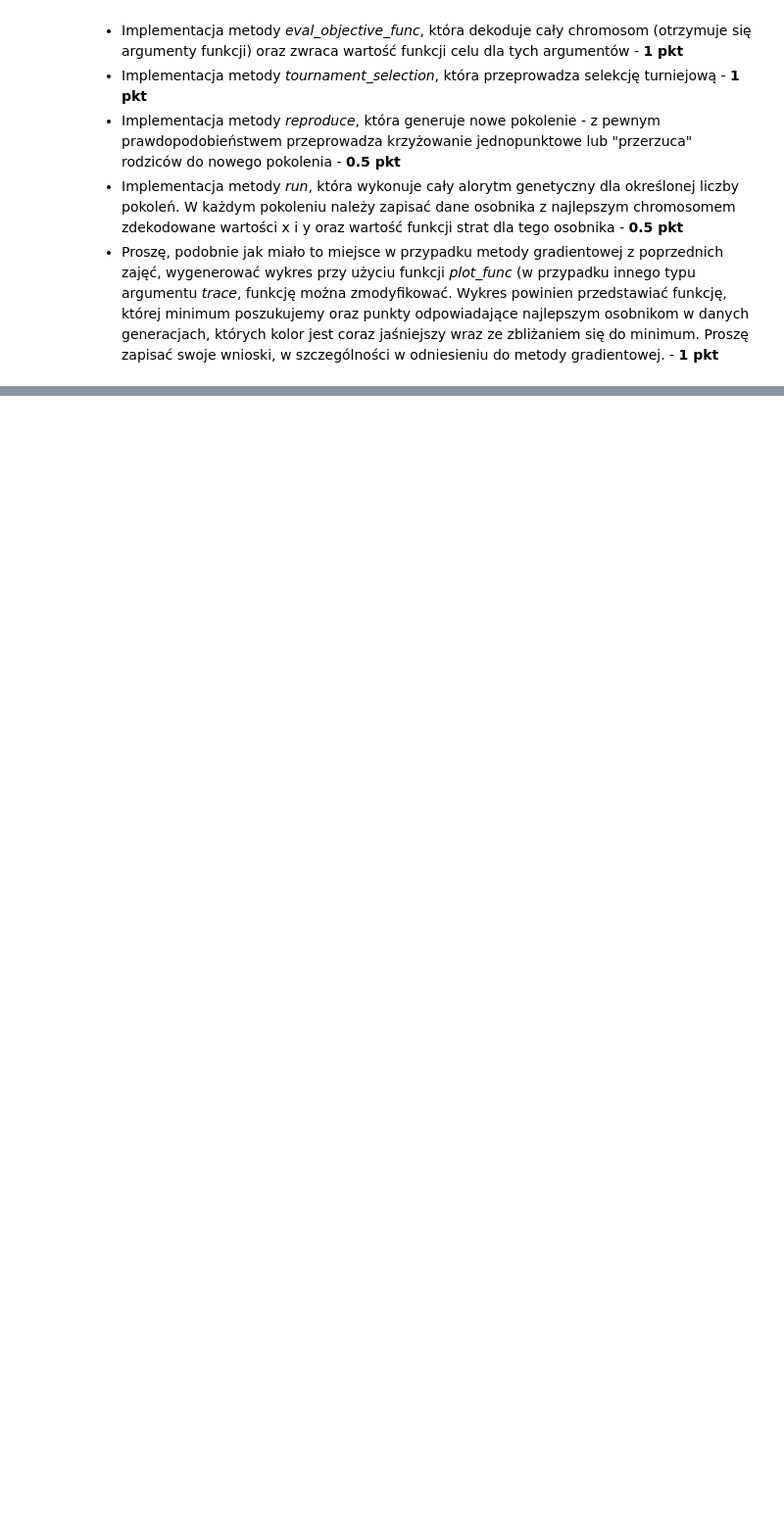
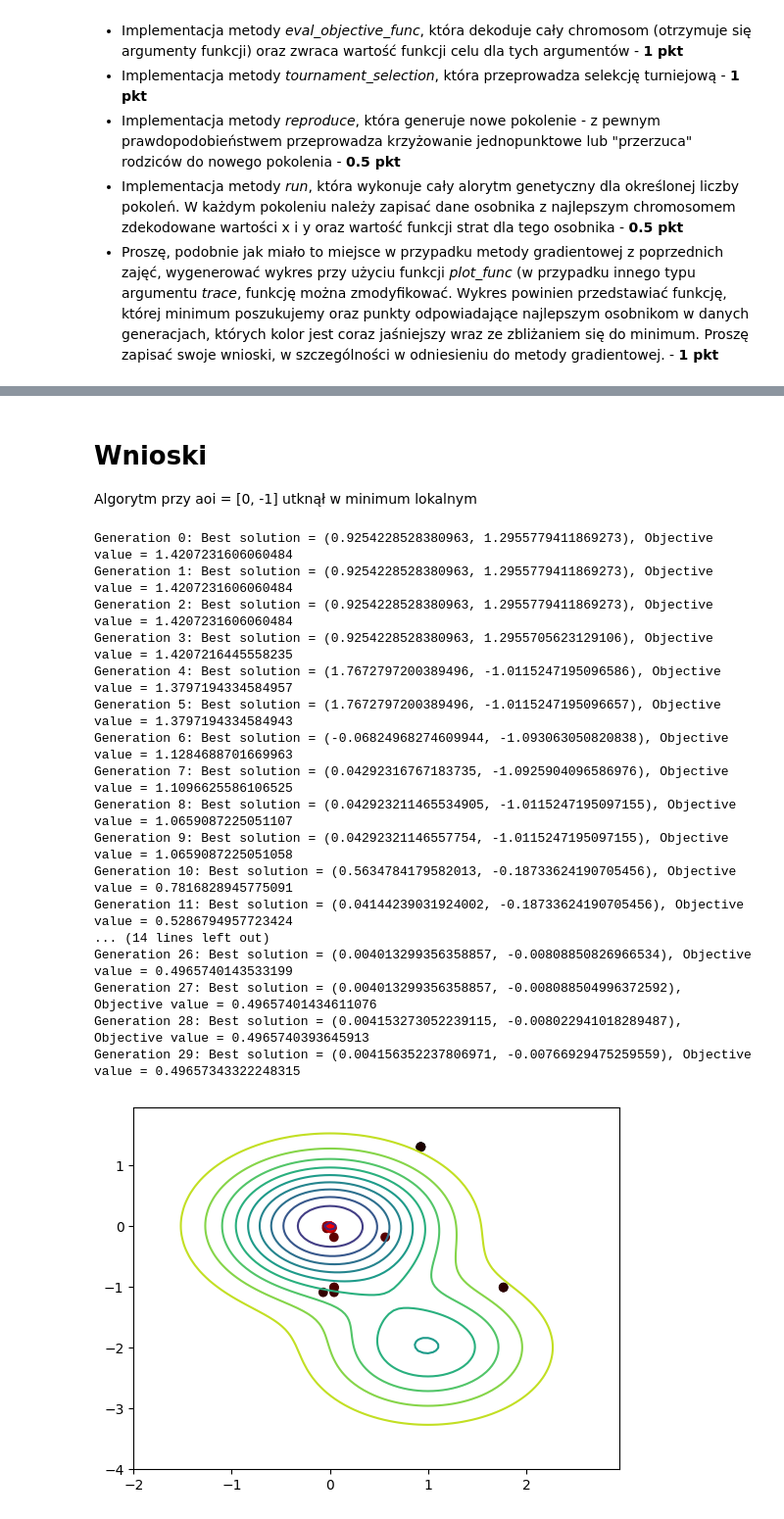
Before and after one commit to Kerciu/WSI_24Z, a Jupyter notebook: genetic_algorithm/zadanie_2.ipynb, the cells around one changed output, grey strips where cells are left out. Shown: that part at 98% size. Drawn from its saved outputs; the diff is of its cells as text; code cells hidden in the pictures; blank space fills up the shorter version.

```diff
--- a/genetic_algorithm/zadanie_2.ipynb
+++ b/genetic_algorithm/zadanie_2.ipynb
@@ -224,0 +255,25 @@ TypeError: '<' not supported between instances of 'dict_values' and 'dict_values
+# %% [markdown]
+# Wnioski
+Algorytm przy aoi = [0, -1] utknął w minimum lokalnym
+# %%
+genetic_algorithm = GeneticAlgorithm(128, 2, Function.f, [-50, 50])
+genetic_algorithm.run()
+# %% [output]
+Generation 0: Best solution = (0.9254228528380963, 1.2955779411869273), Objective value = 1.4207231606060484
+Generation 1: Best solution = (0.9254228528380963, 1.2955779411869273), Objective value = 1.4207231606060484
+Generation 2: Best solution = (0.9254228528380963, 1.2955779411869273), Objective value = 1.4207231606060484
+Generation 3: Best solution = (0.9254228528380963, 1.2955705623129106), Objective value = 1.4207216445558235
+Generation 4: Best solution = (1.7672797200389496, -1.0115247195096586), Objective value = 1.3797194334584957
+Generation 5: Best solution = (1.7672797200389496, -1.0115247195096657), Objective value = 1.3797194334584943
+Generation 6: Best solution = (-0.06824968274609944, -1.093063050820838), Objective value = 1.1284688701669963
+Generation 7: Best solution = (0.04292316767183735, -1.0925904096586976), Objective value = 1.1096625586106525
+Generation 8: Best solution = (0.042923211465534905, -1.0115247195097155), Objective value = 1.0659087225051107
+Generation 9: Best solution = (0.04292321146557754, -1.0115247195097155), Objective value = 1.0659087225051058
+Generation 10: Best solution = (0.5634784179582013, -0.18733624190705456), Objective value = 0.7816828945775091
+Generation 11: Best solution = (0.04144239031924002, -0.18733624190705456), Objective value = 0.5286794957723424
+... (14 lines left out)
+Generation 26: Best solution = (0.004013299356358857, -0.00808850826966534), Objective value = 0.4965740143533199
+Generation 27: Best solution = (0.004013299356358857, -0.008088504996372592), Objective value = 0.49657401434611076
+Generation 28: Best solution = (0.004153273052239115, -0.008022941018289487), Objective value = 0.4965740393645913
+Generation 29: Best solution = (0.004156352237806971, -0.00766929475259559), Objective value = 0.49657343322248315
+[figure, added]
```
Also changed, not shown: parts of 10 cells of this notebook.
